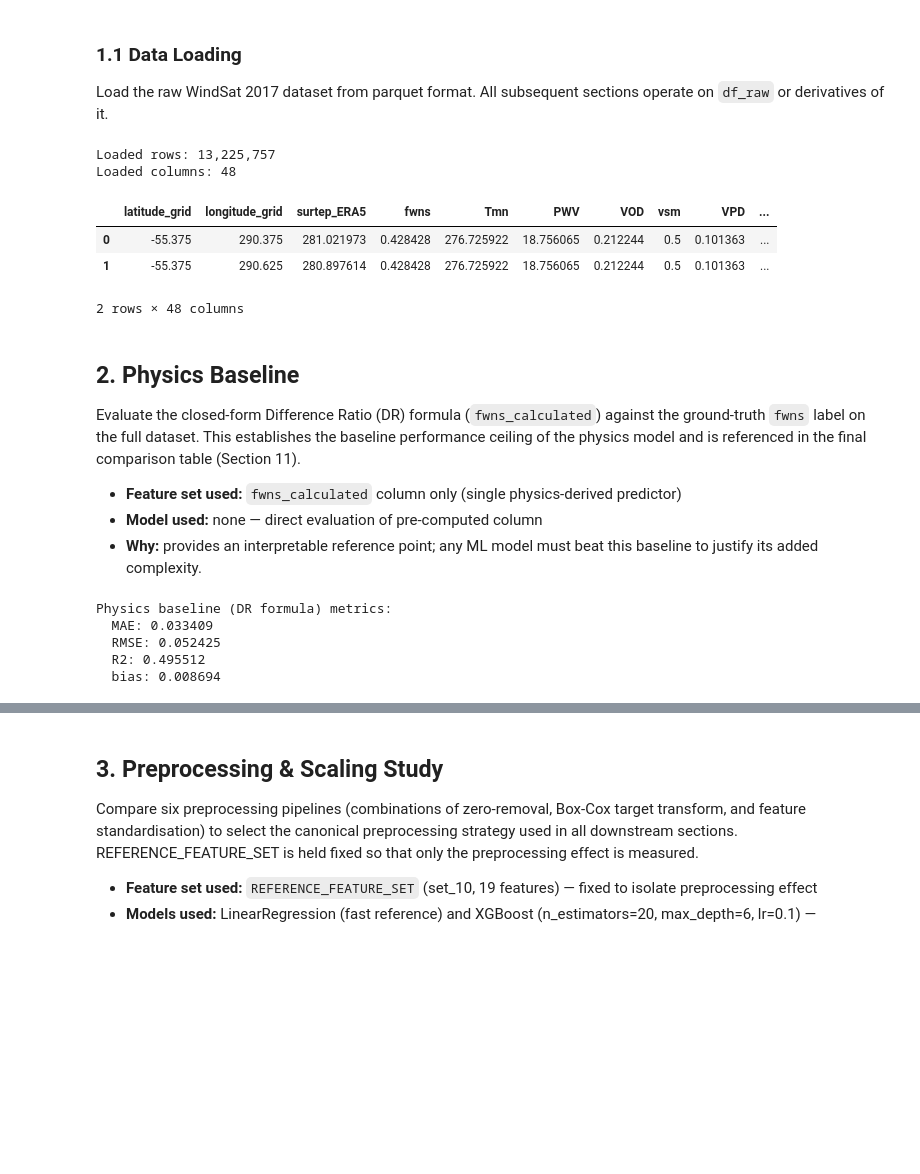
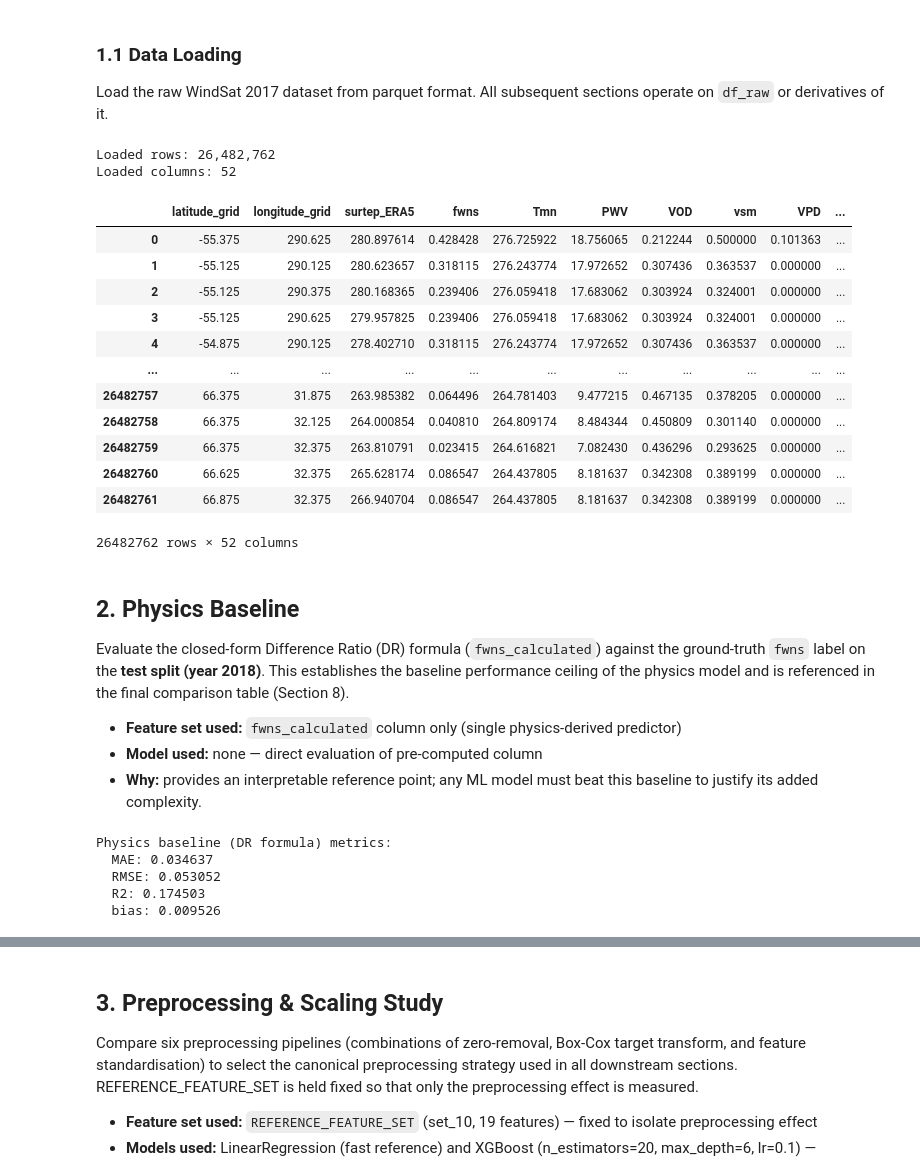
Before and after one commit to marcvem2AED/ML-framework-for-SWF-retrieval, a Jupyter notebook: 3-Model_training.ipynb, the cells around one changed output, grey strips where cells are left out. Drawn from its saved outputs; the diff is of its cells as text; code cells hidden in the pictures; blank space fills up the shorter version.

Commit message:
Finalysed model training and fixed analysis

```diff
--- a/3-Model_training.ipynb
+++ b/3-Model_training.ipynb
@@ -463,29 +453,39 @@ def run_rfecv(estimator, X_train, y_train, n_splits, sample_frac, random_state,
 
 Load the raw WindSat 2017 dataset from parquet format. All subsequent sections operate on `df_raw` or derivatives of it.
 # %%
-df_raw = pd.read_parquet('data/windsat_2017')
+df_raw = pd.read_parquet('data/datasets')
 print(f'Loaded rows: {len(df_raw):,}')
 print(f'Loaded columns: {len(df_raw.columns)}')
-display(df_raw.head(2))
+df_raw
 # %% [output]
-Loaded rows: 13,225,757
-Loaded columns: 48
+Loaded rows: 26,482,762
+Loaded columns: 52
 |  | latitude_grid | longitude_grid | surtep_ERA5 | fwns | Tmn | PWV | VOD | vsm | VPD | ... |
-| 0 | -55.375 | 290.375 | 281.021973 | 0.428428 | 276.725922 | 18.756065 | 0.212244 | 0.5 | 0.101363 | ... |
-| 1 | -55.375 | 290.625 | 280.897614 | 0.428428 | 276.725922 | 18.756065 | 0.212244 | 0.5 | 0.101363 | ... |
+| 0 | -55.375 | 290.625 | 280.897614 | 0.428428 | 276.725922 | 18.756065 | 0.212244 | 0.500000 | 0.101363 | ... |
+| 1 | -55.125 | 290.125 | 280.623657 | 0.318115 | 276.243774 | 17.972652 | 0.307436 | 0.363537 | 0.000000 | ... |
+| 2 | -55.125 | 290.375 | 280.168365 | 0.239406 | 276.059418 | 17.683062 | 0.303924 | 0.324001 | 0.000000 | ... |
+| 3 | -55.125 | 290.625 | 279.957825 | 0.239406 | 276.059418 | 17.683062 | 0.303924 | 0.324001 | 0.000000 | ... |
+| 4 | -54.875 | 290.125 | 278.402710 | 0.318115 | 276.243774 | 17.972652 | 0.307436 | 0.363537 | 0.000000 | ... |
+| ... | ... | ... | ... | ... | ... | ... | ... | ... | ... | ... |
+| 26482757 | 66.375 | 31.875 | 263.985382 | 0.064496 | 264.781403 | 9.477215 | 0.467135 | 0.378205 | 0.000000 | ... |
+| 26482758 | 66.375 | 32.125 | 264.000854 | 0.040810 | 264.809174 | 8.484344 | 0.450809 | 0.301140 | 0.000000 | ... |
+| 26482759 | 66.375 | 32.375 | 263.810791 | 0.023415 | 264.616821 | 7.082430 | 0.436296 | 0.293625 | 0.000000 | ... |
+| 26482760 | 66.625 | 32.375 | 265.628174 | 0.086547 | 264.437805 | 8.181637 | 0.342308 | 0.389199 | 0.000000 | ... |
+| 26482761 | 66.875 | 32.375 | 266.940704 | 0.086547 | 264.437805 | 8.181637 | 0.342308 | 0.389199 | 0.000000 | ... |
-2 rows × 48 columns
+26482762 rows × 52 columns
 # %% [markdown]
 ## 2. Physics Baseline
 
-Evaluate the closed-form Difference Ratio (DR) formula (`fwns_calculated`) against the ground-truth `fwns` label on the full dataset. This establishes the baseline performance ceiling of the physics model and is referenced in the final comparison table (Section 11).
+Evaluate the closed-form Difference Ratio (DR) formula (`fwns_calculated`) against the ground-truth `fwns` label on the **test split (year 2018)**. This establishes the baseline performance ceiling of the physics model and is referenced in the final comparison table (Section 8).
 
 - **Feature set used:** `fwns_calculated` column only (single physics-derived predictor)
 - **Model used:** none — direct evaluation of pre-computed column
 - **Why:** provides an interpretable reference point; any ML model must beat this baseline to justify its added complexity.
 # %%
-# Evaluate the physics-based DR formula against ground-truth fwns on the full dataset
-y_raw = df_raw[TARGET_COL]
-y_phys = df_raw['fwns_calculated']
+# Evaluate the physics-based DR formula against ground-truth fwns on the 2018 test split
+df_test_phys = df_raw[df_raw['year'] == 2018]
+y_raw = df_test_phys[TARGET_COL]
+y_phys = df_test_phys['fwns_calculated']
 
 phys_mae  = mean_absolute_error(y_raw, y_phys)
 phys_rmse = root_mean_squared_error(y_raw, y_phys)
@@ -503,10 +503,10 @@ for k, v in physics_baseline_metrics.items():
     print(f'  {k}: {v:.6f}')
 # %% [output]
 Physics baseline (DR formula) metrics:
-  MAE: 0.033409
-  RMSE: 0.052425
-  R2: 0.495512
-  bias: 0.008694
+  MAE: 0.034637
+  RMSE: 0.053052
+  R2: 0.174503
+  bias: 0.009526
 # %%
 # Scatter fwns_calculated vs fwns: points close to 1:1 line indicate good physics fit
 fig, axes = plt.subplots(1, 2, figsize=(12, 5))
```
Also changed, not shown: parts of 74 cells of this notebook, 2 other files.
